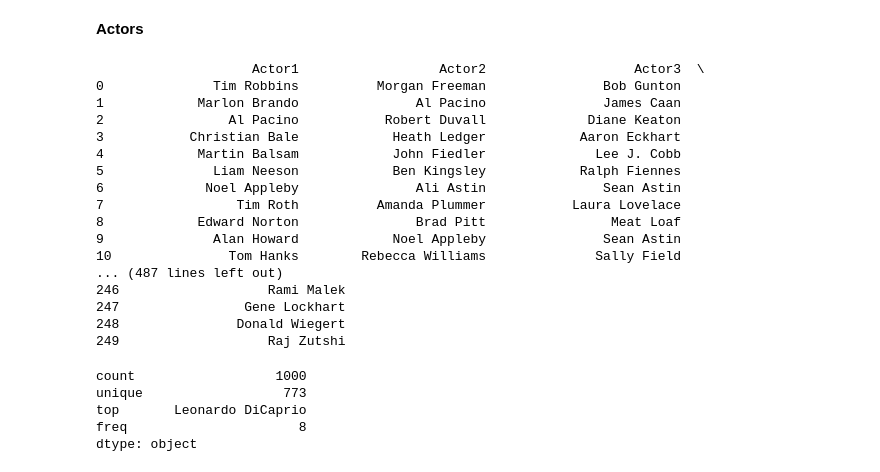
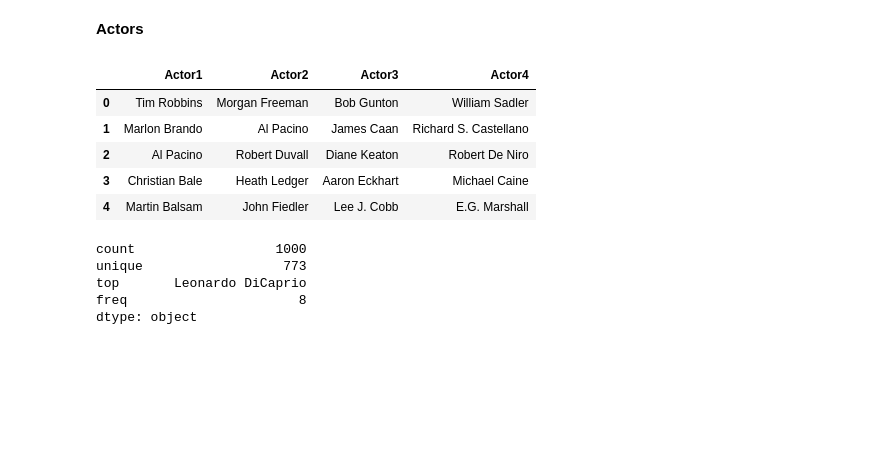
Before and after one commit to sierrafromcalifornia/Film-Analysis-Project, a Jupyter notebook: dsc-film-analysis-project.ipynb, the cells around one changed output. Cells and saved outputs as stored; diff of their text form; code cells hidden in the pictures; blank space fills up the shorter version.

```diff
--- a/dsc-film-analysis-project.ipynb
+++ b/dsc-film-analysis-project.ipynb
@@ -658,29 +631,18 @@ dtype: object
 # %%
 # split and separate the actors from our dataframe
 
 split_actor = df_topfilms['Actors'].str.split(", ")
 actor_data = split_actor.to_list()
 actor_names = ['Actor1', 'Actor2', 'Actor3', 'Actor4']
 actor_df = pd.DataFrame(actor_data, columns=actor_names)
-print(actor_df)
+actor_df.head()
 # %% [output]
-                    Actor1                  Actor2                   Actor3  \
-0              Tim Robbins          Morgan Freeman               Bob Gunton
-1            Marlon Brando               Al Pacino               James Caan
-2                Al Pacino           Robert Duvall             Diane Keaton
-3           Christian Bale            Heath Ledger            Aaron Eckhart
-4            Martin Balsam            John Fiedler              Lee J. Cobb
-5              Liam Neeson            Ben Kingsley            Ralph Fiennes
-6             Noel Appleby               Ali Astin               Sean Astin
-7                 Tim Roth          Amanda Plummer           Laura Lovelace
-8            Edward Norton               Brad Pitt                Meat Loaf
-9              Alan Howard            Noel Appleby               Sean Astin
-10               Tom Hanks        Rebecca Williams              Sally Field
-... (487 lines left out)
-246                   Rami Malek
-247                Gene Lockhart
-248               Donald Wiegert
-249                   Raj Zutshi
+|  | Actor1 | Actor2 | Actor3 | Actor4 |
+| 0 | Tim Robbins | Morgan Freeman | Bob Gunton | William Sadler |
+| 1 | Marlon Brando | Al Pacino | James Caan | Richard S. Castellano |
+| 2 | Al Pacino | Robert Duvall | Diane Keaton | Robert De Niro |
+| 3 | Christian Bale | Heath Ledger | Aaron Eckhart | Michael Caine |
+| 4 | Martin Balsam | John Fiedler | Lee J. Cobb | E.G. Marshall |
 # %%
 # concatenate into one column and drop null rows
 
```
Also changed, not shown: parts of 17 cells of this notebook.
